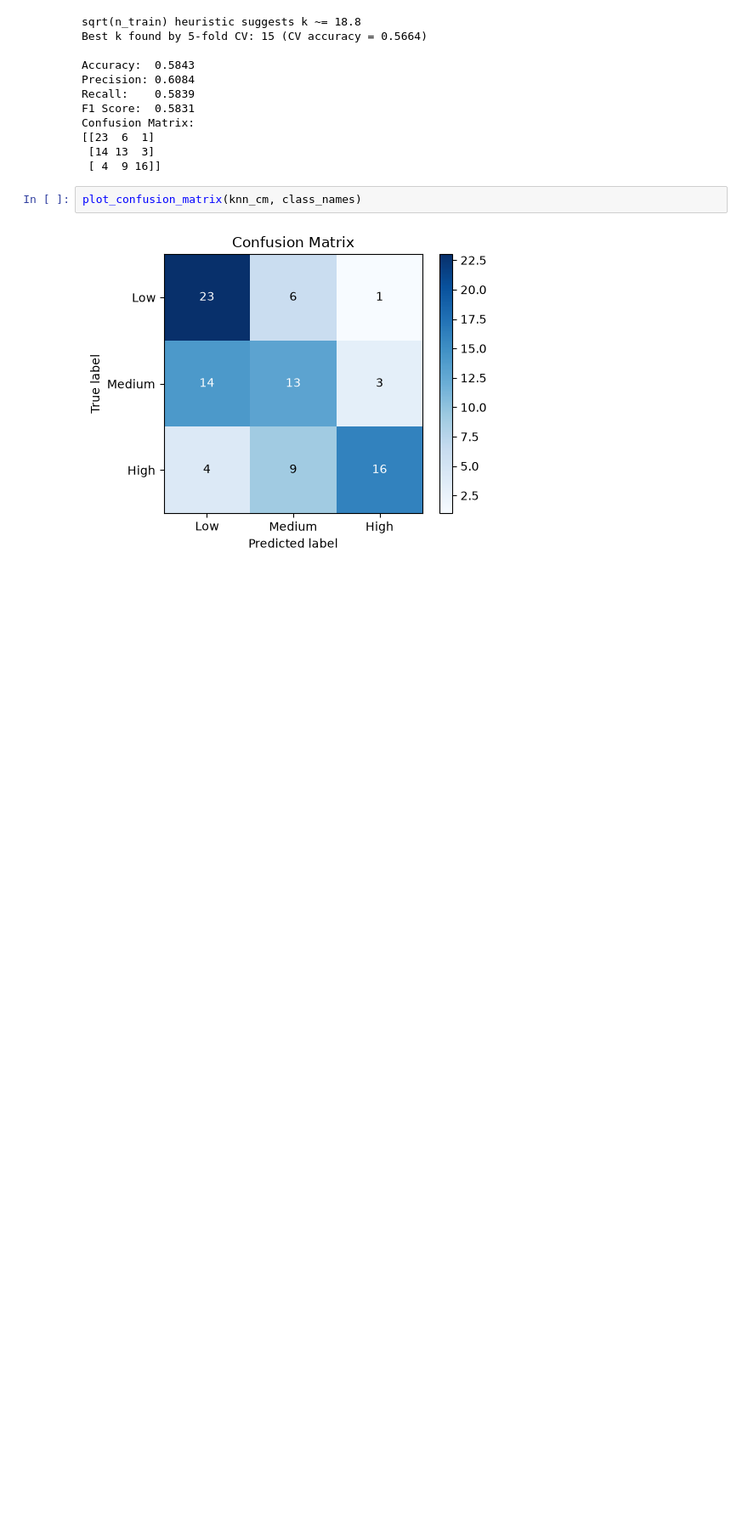
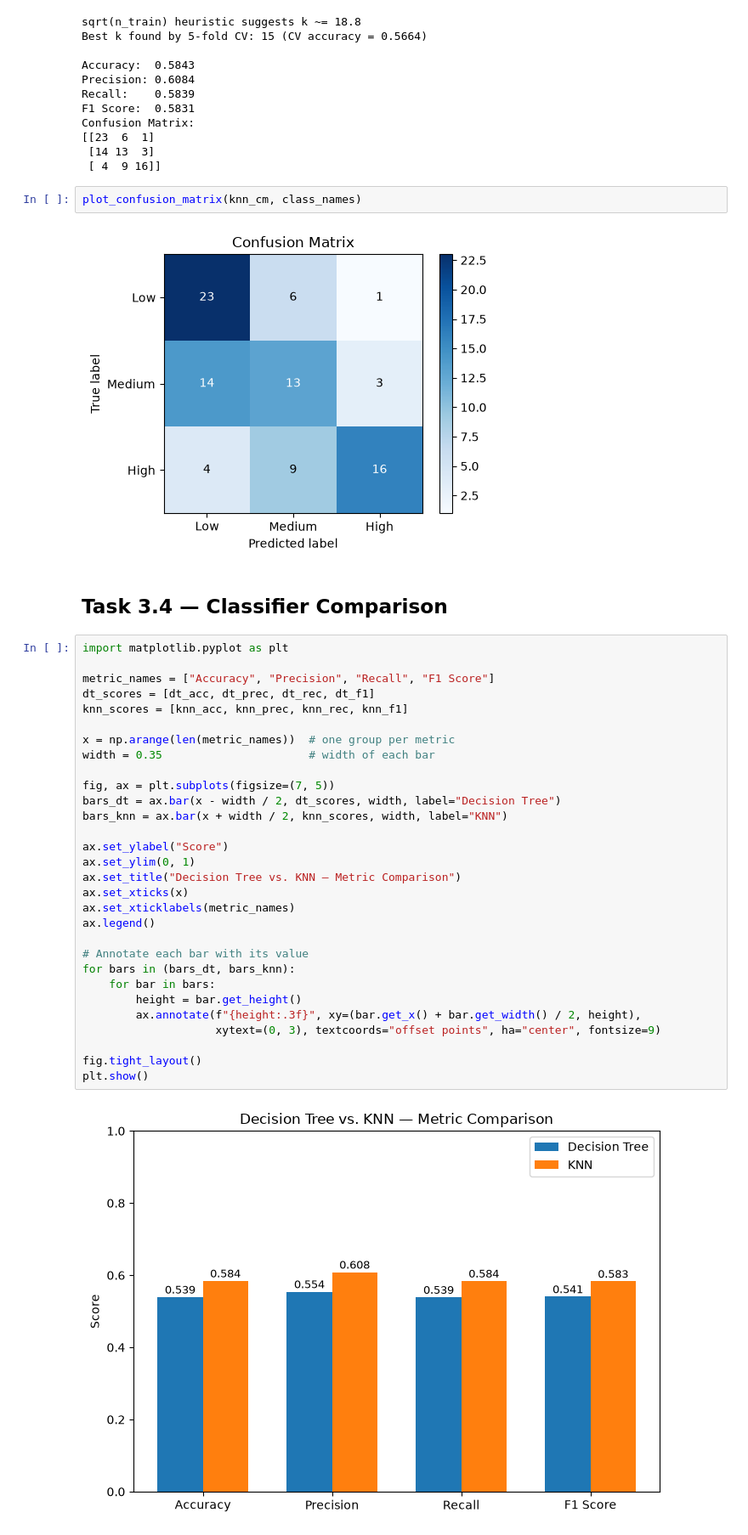
Before and after one commit to Madawa06/ML-, a Jupyter notebook: Question2_Diabetes_Dataset_Overview/diabetes_analysis.ipynb, the cells around one changed output. Shown at 85% size. Drawn from its saved outputs; the diff is of its cells as text; blank space fills up the shorter version.

Commit message:
Add Task 3.4: side-by-side classifier comparison chart and discussion

```diff
--- a/Question2_Diabetes_Dataset_Overview/diabetes_analysis.ipynb
+++ b/Question2_Diabetes_Dataset_Overview/diabetes_analysis.ipynb
@@ -551,3 +551,37 @@ Confusion Matrix:
 plot_confusion_matrix(knn_cm, class_names)
 # %% [output]
 [figure]
+# %% [markdown]
+## Task 3.4 — Classifier Comparison
+# %%
+import matplotlib.pyplot as plt
+
+metric_names = ["Accuracy", "Precision", "Recall", "F1 Score"]
+dt_scores = [dt_acc, dt_prec, dt_rec, dt_f1]
+knn_scores = [knn_acc, knn_prec, knn_rec, knn_f1]
+
+x = np.arange(len(metric_names))  # one group per metric
+width = 0.35                      # width of each bar
+
+fig, ax = plt.subplots(figsize=(7, 5))
+bars_dt = ax.bar(x - width / 2, dt_scores, width, label="Decision Tree")
+bars_knn = ax.bar(x + width / 2, knn_scores, width, label="KNN")
+
+ax.set_ylabel("Score")
+ax.set_ylim(0, 1)
+ax.set_title("Decision Tree vs. KNN — Metric Comparison")
+ax.set_xticks(x)
+ax.set_xticklabels(metric_names)
+ax.legend()
+
+# Annotate each bar with its value
+for bars in (bars_dt, bars_knn):
+    for bar in bars:
+        height = bar.get_height()
+        ax.annotate(f"{height:.3f}", xy=(bar.get_x() + bar.get_width() / 2, height),
+                    xytext=(0, 3), textcoords="offset points", ha="center", fontsize=9)
+
+fig.tight_layout()
+plt.show()
+# %% [output]
+[figure, added]
```
Also changed, not shown: parts of 1 cell of this notebook.
